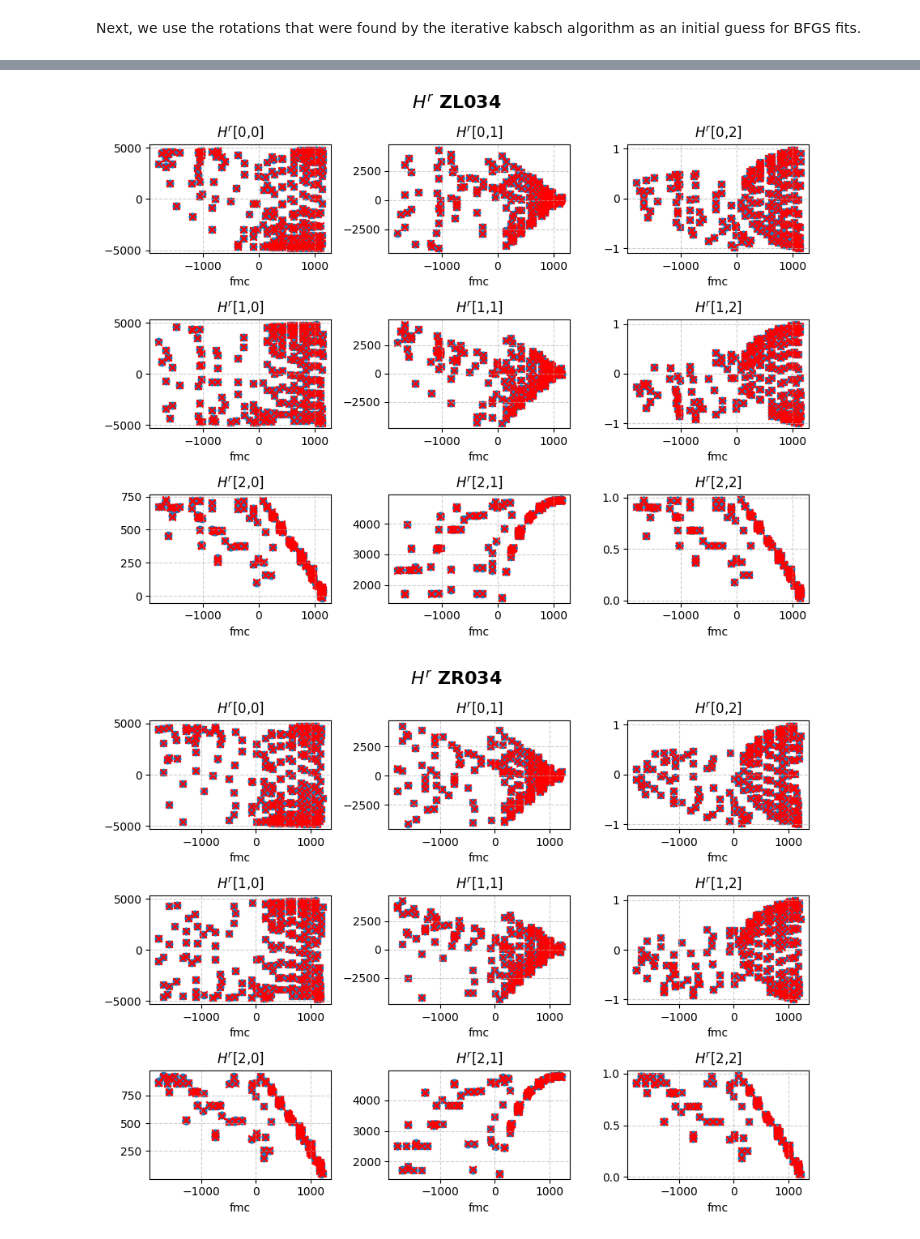
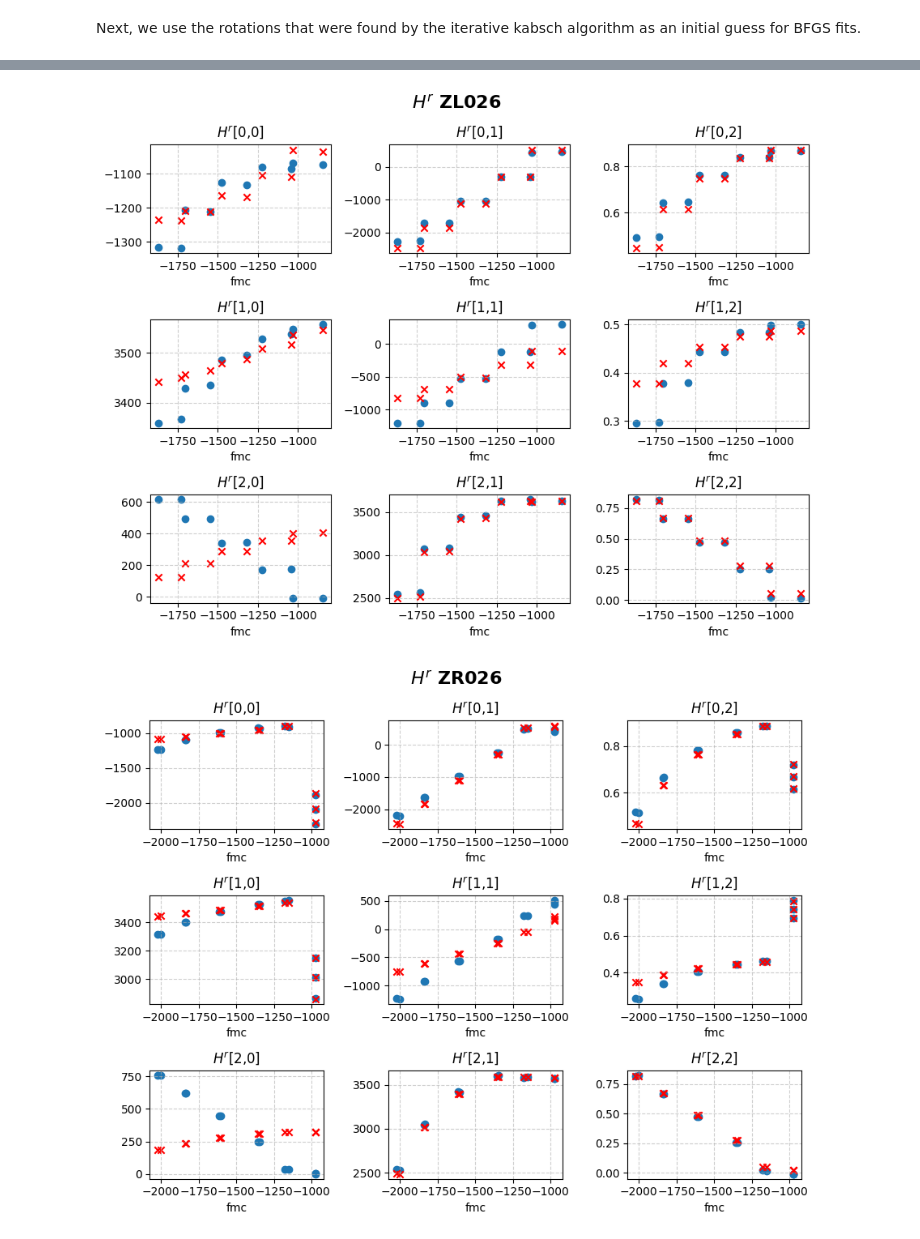
Before and after one commit to cdt59/MPPP, a Jupyter notebook: Geocalibration/geocal_30.ipynb, the cells around one changed output, grey strips where cells are left out. Cells and saved outputs as stored; diff of their text form; code cells hidden in the pictures.

```diff
--- a/Geocalibration/geocal_30.ipynb
+++ b/Geocalibration/geocal_30.ipynb
@@ -385,0 +360,2 @@ q_rrp: [ 1.96945500e-03 -9.80360379e-05 -7.48646990e-02  9.97191751e-01]
+# %%
+params = kabsch_fit(data_all, params, verbosity=True)
@@ -419,6 +413,7 @@ def plot_hr(data_, rot_rrp, rot_mc, fl0, fl1):
 
   return fig, ax
 
+zl34 = data_all[data_all["cam"]=="ZL034"].reset_index(drop=True)
 fig, ax = plot_hr(zl34, rot_rrp=params["rot_rrp"], rot_mc=params["ZL034"]["rot_mc_0"],
               fl0=params["ZL034"]["fl0"], fl1=params["ZL034"]["fl1"])
 fig.suptitle("$H^r$ for ZL034 Iterative Kabsch Fit", fontweight="bold", fontsize=12)
@@ -559,3 +546,28 @@ q_mc_zr_1:      [0.0001231555408274842, -0.00013366758848362651, -4.241620725103
+# %%
+temps = {"fl0":None, "fl1":None, "q_mc_0":None, "q_mc_1":None}
+params_save = {f"ZL{f_str}":temps.copy() for f_str in f_strs}
+params_save.update({f"ZR{f_str}":temps.copy() for f_str in f_strs})
+params_save["q_rrp"] = list(R.from_quat(res.x[:4]).as_quat(canonical=True))
+params_save["t_rrp"] = [0, 0, 0]
+
+for i, f_str in enumerate(f_strs):
+    strt_idx =  4 + i * 16
+    params_save[f"ZL{f_str}"]["fl0"], params_save[f"ZL{f_str}"]["fl1"] = params[f"ZL{f_str}"]["fl0"], params[f"ZL{f_str}"]["fl1"]
+    params_save[f"ZL{f_str}"]["q_mc_0"] = list(R.from_quat(res.x[strt_idx:strt_idx+4]).as_quat(canonical=True))
+    params_save[f"ZL{f_str}"]["q_mc_1"] = list(R.from_quat(res.x[strt_idx+4:strt_idx+8]).as_quat(canonical=True))
+    params_save[f"ZL{f_str}"]["t_mc_0"] = [0, 0, 0]
+    params_save[f"ZL{f_str}"]["t_mc_1"] = [0, 0, 0]
+
+    params_save[f"ZR{f_str}"]["fl0"], params_save[f"ZR{f_str}"]["fl1"] = params[f"ZR{f_str}"]["fl0"], params[f"ZR{f_str}"]["fl1"]
+    params_save[f"ZR{f_str}"]["q_mc_0"] = list(R.from_quat(res.x[strt_idx+8:strt_idx+12]).as_quat(canonical=True))
+    params_save[f"ZR{f_str}"]["q_mc_1"] = list(R.from_quat(res.x[strt_idx+12:strt_idx+16]).as_quat(canonical=True))
+    params_save[f"ZR{f_str}"]["t_mc_0"] = [0, 0, 0]
+    params_save[f"ZR{f_str}"]["t_mc_1"] = [0, 0, 0]
+
+with open("Fits_v3.json", 'w+') as f:
+    json.dump(params_save, f, indent=3)
+
+params = params_save
 # %%
 def plot_qmc_hr(data_, q_rrp, q_mc_0, q_mc_1, fl0, fl1):
   rot_mc_0 = R.from_quat(q_mc_0)
@@ -574,39 +586,45 @@ def plot_qmc_hr(data_, q_rrp, q_mc_0, q_mc_1, fl0, fl1):
     cam = data_["cam"].iloc[i]
     fl = fl0 + fl1 * f
     Hc = [[fl+b1, 0, 0], [b2, fl, 0], [cx, cy, 1]]
     R_rpm = get_R_rpm(i, data_)
 
     f = data_["fmc"][i]
     rot_mc = rot_mc_0 * (rot_mc_1**(f/1000))
     R_mc = rot_mc.as_matrix()
 
     hr_model_left.append(R_rrp @ R_rpm @ R_mc @ Hc)
 
   # plot
   fig, ax = plt.subplots(3, 3, figsize=(9,7))
   for i in range(3):
     for j in range(3):
       ax[i,j].scatter(data_["fmc"], [hc[i][j] for hc in hr_data_left], label="$H^r$")
       ax[i,j].scatter(data_["fmc"], [hc[i][j] for hc in hr_model_left],
                       marker="x", color="red",
                       label="$R^r_{r'}R^{r'}_mR^m_cH^c$")
       ax[i,j].set_xlabel("fmc")
       ax[i,j].set_title(f"$H^r$[{i},{j}]")
       ax[i,j].grid(linestyle="--", alpha=0.6)
 
   fig.suptitle(f"$H^r$ {data_['cam'].iloc[0]}", fontsize=16, fontweight="bold")
   fig.tight_layout()
 
   return fig, ax
 
-fig, ax = plot_qmc_hr(zl34, q_rrp=q_rrp, q_mc_0=q_mc_zl_0, q_mc_1=q_mc_zl_1,
-    fl0=params["ZL034"]["fl0"], fl1=params["ZL034"]["fl1"])
+f_str = "026"
+zl34 = data_all[data_all["cam"]==f"ZL{f_str}"].reset_index(drop=True)
+zr34 = data_all[data_all["cam"]==f"ZR{f_str}"].reset_index(drop=True)
 
-fig, ax = plot_qmc_hr(zr34, q_rrp=q_rrp, q_mc_0=q_mc_zr_0, q_mc_1=q_mc_zr_1,
-    fl0=params["ZR034"]["fl0"], fl1=params["ZR034"]["fl1"])
+fig, ax = plot_qmc_hr(zl34, q_rrp=params["q_rrp"],
+              q_mc_0 = params[f"ZL{f_str}"]["q_mc_0"], q_mc_1 = params[f"ZL{f_str}"]["q_mc_1"],
+              fl0=params[f"ZL{f_str}"]["fl0"], fl1=params[f"ZL{f_str}"]["fl1"])
+
+fig, ax = plot_qmc_hr(zr34, q_rrp=params["q_rrp"],
+              q_mc_0 = params[f"ZR{f_str}"]["q_mc_0"], q_mc_1 = params[f"ZR{f_str}"]["q_mc_1"],
+              fl0=params[f"ZR{f_str}"]["fl0"], fl1=params[f"ZR{f_str}"]["fl1"])
 # %% [output]
-[figure, old version]
+[figure, new version]
-[figure, old version]
+[figure, new version]
 # %%
 def plot_qmc_hr_err(data_, q_rrp, q_mc_0, q_mc_1, fl0, fl1):
   rot_mc_0 = R.from_quat(q_mc_0)
```
Also changed, not shown: parts of 14 cells of this notebook, 1 other file.
